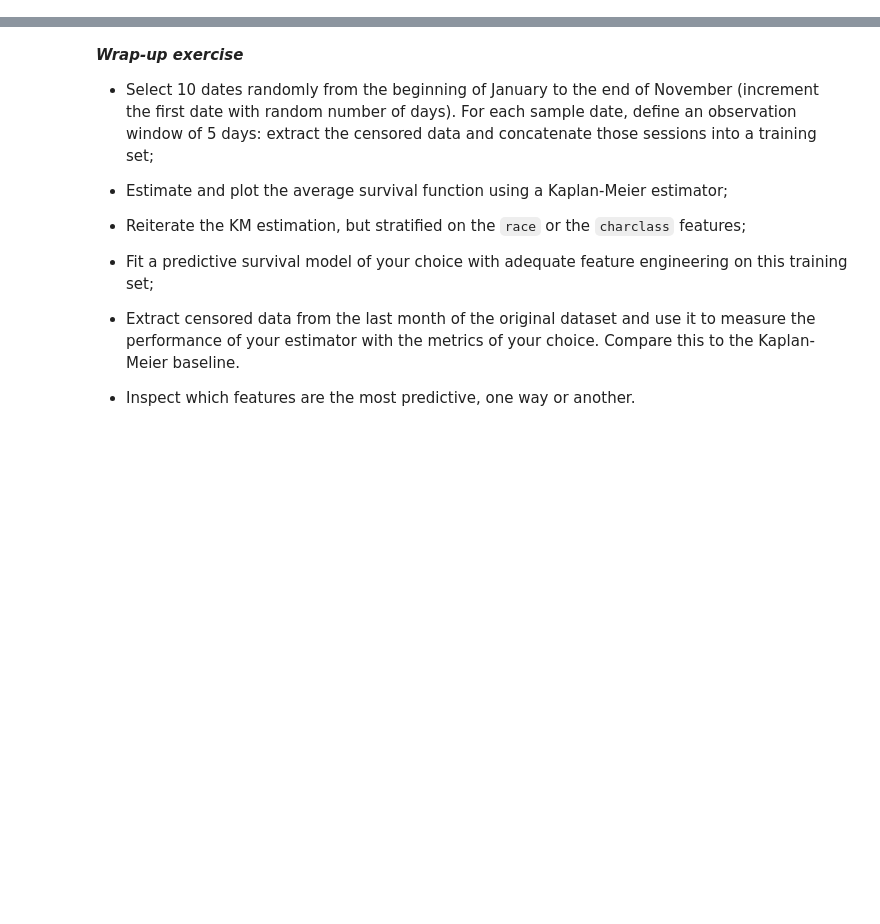
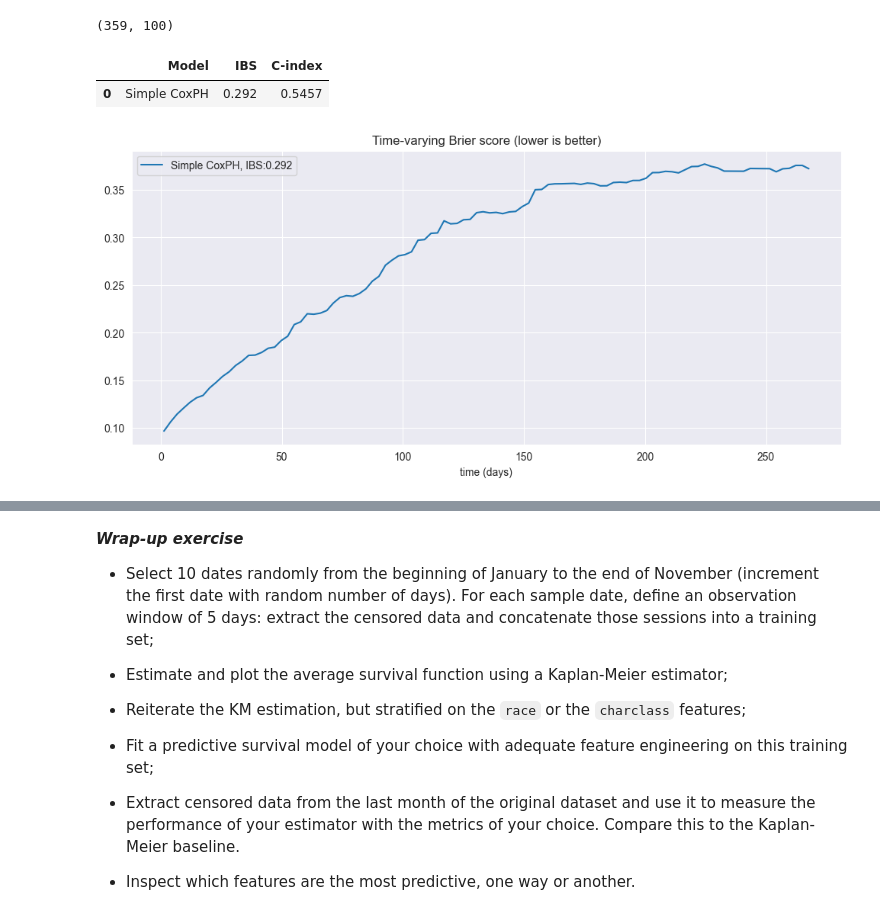
Before and after one commit to Vincent-Maladiere/survival-analysis-demo, a Jupyter notebook: content/tutorial_part_2.ipynb, the cells around one changed output, grey strips where cells are left out. Cells and saved outputs as stored; diff of their text form; code cells hidden in the pictures; blank space fills up the shorter version.

```diff
--- a/content/tutorial_part_2.ipynb
+++ b/content/tutorial_part_2.ipynb
@@ -556,0 +9,8 @@ shape: (10_412, 12)
+# %%
+import pandas as pd
+import numpy as np
+from matplotlib import pyplot as plt
+import seaborn as sns; sns.set_style("darkgrid")
+
+event_log = pd.read_parquet("data/wowah_data_raw_650k.parquet")
+event_log
@@ -556,0 +343,29 @@ shape: (10_412, 12)
+# %%
+from sklearn.compose import make_column_transformer
+from sklearn.pipeline import make_pipeline, FunctionTransformer
+from sklearn.preprocessing import OneHotEncoder, StandardScaler
+from lifelines import CoxPHFitter
+
+from utils import LifelinesWrapper
+
+categ_cols = ["race", "charclass", "zone"]
+to_scale_cols = ["days_since_last_churn", "days_since_first_start", "level"]
+
+ohe = OneHotEncoder(
+    max_categories=30,
+    sparse_output=False,
+    handle_unknown="infrequent_if_exist",
+)
+
+simple_transformer = make_column_transformer(
+    (ohe, categ_cols),
+    remainder="passthrough",
+    verbose_feature_names_out=False,
+)
+cox_ph = LifelinesWrapper(CoxPHFitter(penalizer=1e-4))
+
+cox_ph = make_pipeline(
+    simple_transformer,
+    cox_ph,
+)
+cox_ph.fit(X_train, y_train)
@@ -556,0 +384,14 @@ shape: (10_412, 12)
+# %%
+simple_cox_survival_probas = cox_ph.predict_survival_function(X_test, times=time_grid)
+simple_cox_survival_probas.shape
+# %% [output]
+(359, 100)
+# %%
+from utils import SurvivalAnalysisEvaluator
+
+evaluator = SurvivalAnalysisEvaluator(y_train, y_test, time_grid)
+evaluator("Simple CoxPH", simple_cox_survival_probas)
+# %% [output]
+|  | Model | IBS | C-index |
+| 0 | Simple CoxPH | 0.292 | 0.5457 |
+[figure, added]
```
Also changed, not shown: parts of 64 cells of this notebook.
